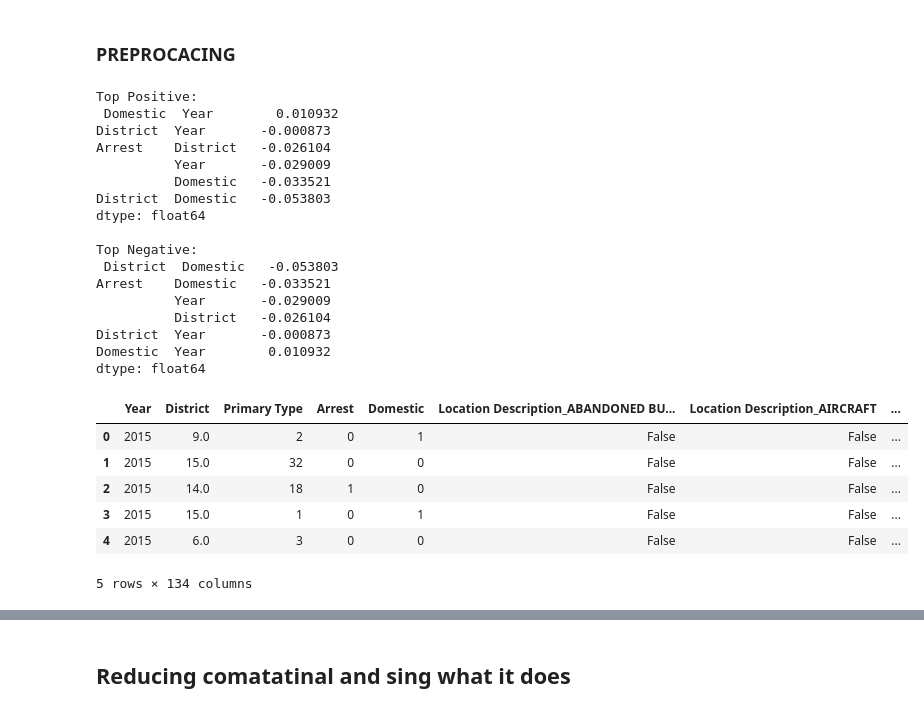
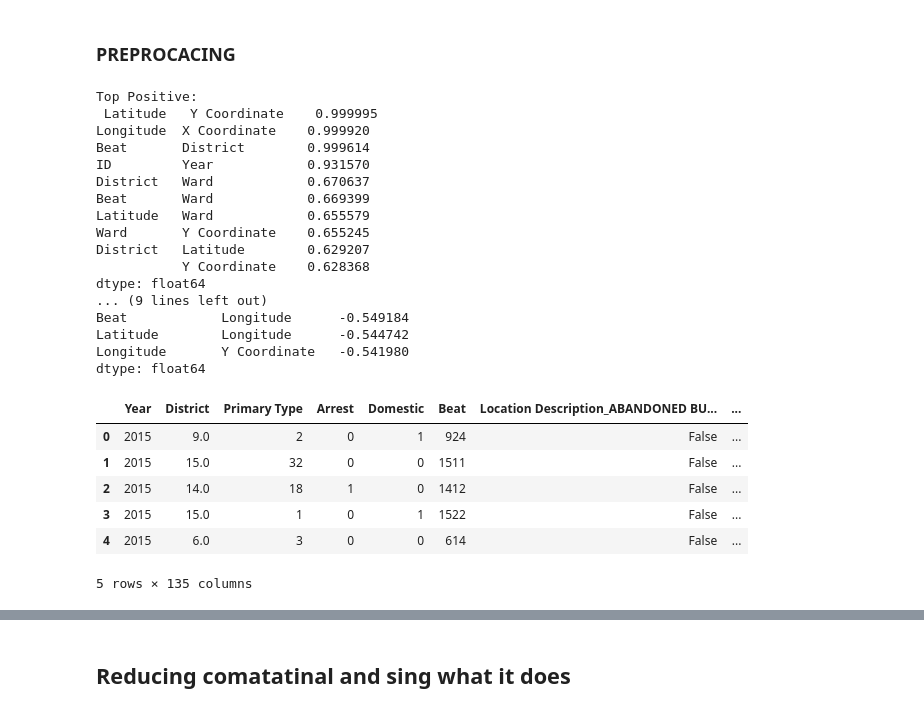
Before and after one commit to emanameen9982773/Crime-Type-Classification-Based-on-Incident-Features, a Jupyter notebook: Naive_Bayes.ipynb, the cells around one changed output, grey strips where cells are left out. Drawn from its saved outputs; the diff is of its cells as text; code cells hidden in the pictures.

```diff
--- a/Naive_Bayes.ipynb
+++ b/Naive_Bayes.ipynb
@@ -177,12 +168,12 @@ dtype: float64
 ### PREPROCACING
 # %%
 
-dataset = dataset[dataset['Year'] >= 2015] # taking only 2015 and higher
-dataset = dataset.dropna()
+dataset_full_location = dataset[dataset['Year'] >= 2015] # taking only 2015 and higher
+dataset_full_location = dataset_full_location.dropna()
 
 
 
-dataset = dataset[['Year', 'District', 'Primary Type', 'Arrest', 'Domestic',
+dataset_full_location = dataset_full_location[['Year', 'District', 'Primary Type', 'Arrest', 'Domestic',
                    'Location Description', 'Beat']] # taking only the neccasary information and useful features to reduce complexity + noise
 # %%
 import numpy as np
@@ -203,49 +194,49 @@ print("Top Positive:\n", top_positive)
 print("\nTop Negative:\n", top_negative)
 # %% [output]
 Top Positive:
- Domestic  Year        0.010932
-District  Year       -0.000873
-Arrest    District   -0.026104
-          Year       -0.029009
-          Domestic   -0.033521
-District  Domestic   -0.053803
+ Latitude   Y Coordinate    0.999995
+Longitude  X Coordinate    0.999920
+Beat       District        0.999614
+ID         Year            0.931570
+District   Ward            0.670637
+Beat       Ward            0.669399
+Latitude   Ward            0.655579
+Ward       Y Coordinate    0.655245
+District   Latitude        0.629207
+           Y Coordinate    0.628368
 dtype: float64
-
-Top Negative:
- District  Domestic   -0.053803
-Arrest    Domestic   -0.033521
-          Year       -0.029009
-          District   -0.026104
-District  Year       -0.000873
-Domestic  Year        0.010932
+... (9 lines left out)
+Beat            Longitude      -0.549184
+Latitude        Longitude      -0.544742
+Longitude       Y Coordinate   -0.541980
 dtype: float64
 # %%
 
-dataset = dataset.dropna() # dropping missing values
+dataset_full_location = dataset_full_location.dropna() # dropping missing values
 
 # encoding catogorial features
-dataset['Arrest'] = dataset['Arrest'].astype(str).str.lower().map({'true': 1, 'false': 0})
-dataset['Domestic'] = dataset['Domestic'].astype(str).str.lower().map({'true': 1, 'false': 0})
-dataset = pd.get_dummies(dataset, columns=['Location Description'])
+dataset_full_location['Arrest'] = dataset_full_location['Arrest'].astype(str).str.lower().map({'true': 1, 'false': 0})
+dataset_full_location['Domestic'] = dataset_full_location['Domestic'].astype(str).str.lower().map({'true': 1, 'false': 0})
+dataset_full_location = pd.get_dummies(dataset_full_location, columns=['Location Description'])
 
 le = LabelEncoder()
-dataset['Primary Type'] = le.fit_transform(dataset['Primary Type'])
+dataset_full_location['Primary Type'] = le.fit_transform(dataset_full_location['Primary Type'])
 class_names = le.classes_
 
 
 
 
 
 
-dataset.to_csv("cleaned_dataset.csv", index=False)
+dataset_full_location.to_csv("cleaned_dataset.csv", index=False)
 
-dataset.head()
+dataset_full_location.head()
 # %% [output]
-|  | Year | District | Primary Type | Arrest | Domestic | Location Description_ABANDONED BU... | Location Description_AIRCRAFT | ... |
-| 0 | 2015 | 9.0 | 2 | 0 | 1 | False | False | ... |
-| 1 | 2015 | 15.0 | 32 | 0 | 0 | False | False | ... |
-| 2 | 2015 | 14.0 | 18 | 1 | 0 | False | False | ... |
-| 3 | 2015 | 15.0 | 1 | 0 | 1 | False | False | ... |
-| 4 | 2015 | 6.0 | 3 | 0 | 0 | False | False | ... |
+|  | Year | District | Primary Type | Arrest | Domestic | Beat | Location Description_ABANDONED BU... | ... |
+| 0 | 2015 | 9.0 | 2 | 0 | 1 | 924 | False | ... |
+| 1 | 2015 | 15.0 | 32 | 0 | 0 | 1511 | False | ... |
+| 2 | 2015 | 14.0 | 18 | 1 | 0 | 1412 | False | ... |
+| 3 | 2015 | 15.0 | 1 | 0 | 1 | 1522 | False | ... |
+| 4 | 2015 | 6.0 | 3 | 0 | 0 | 614 | False | ... |
-5 rows × 134 columns
+5 rows × 135 columns
 # %%
```
Also changed, not shown: parts of 13 cells of this notebook.
